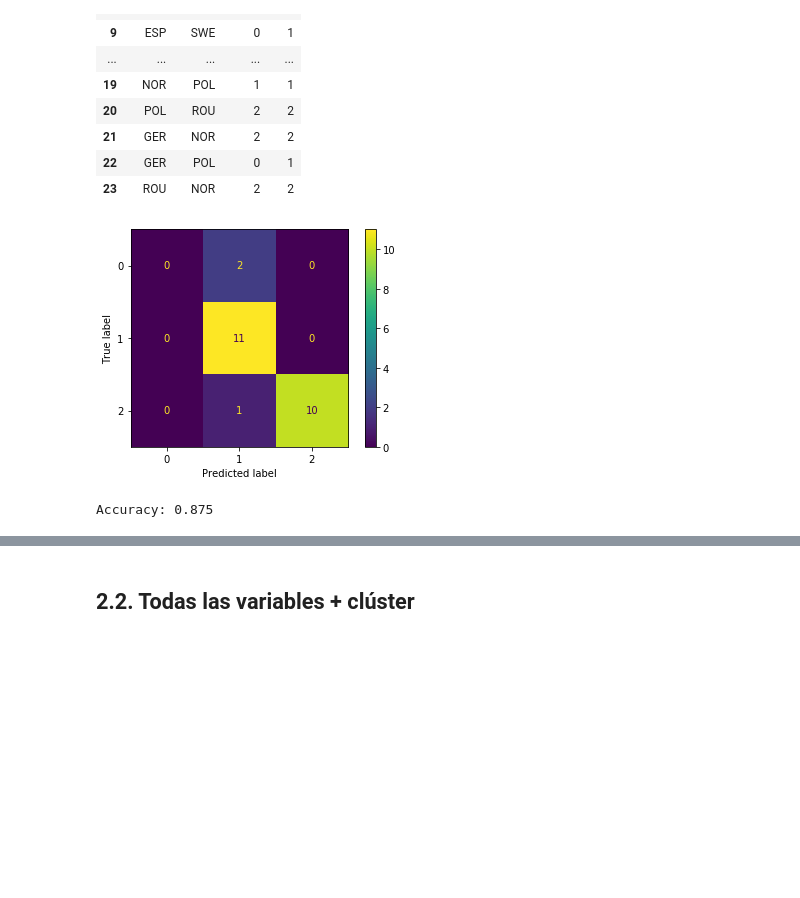
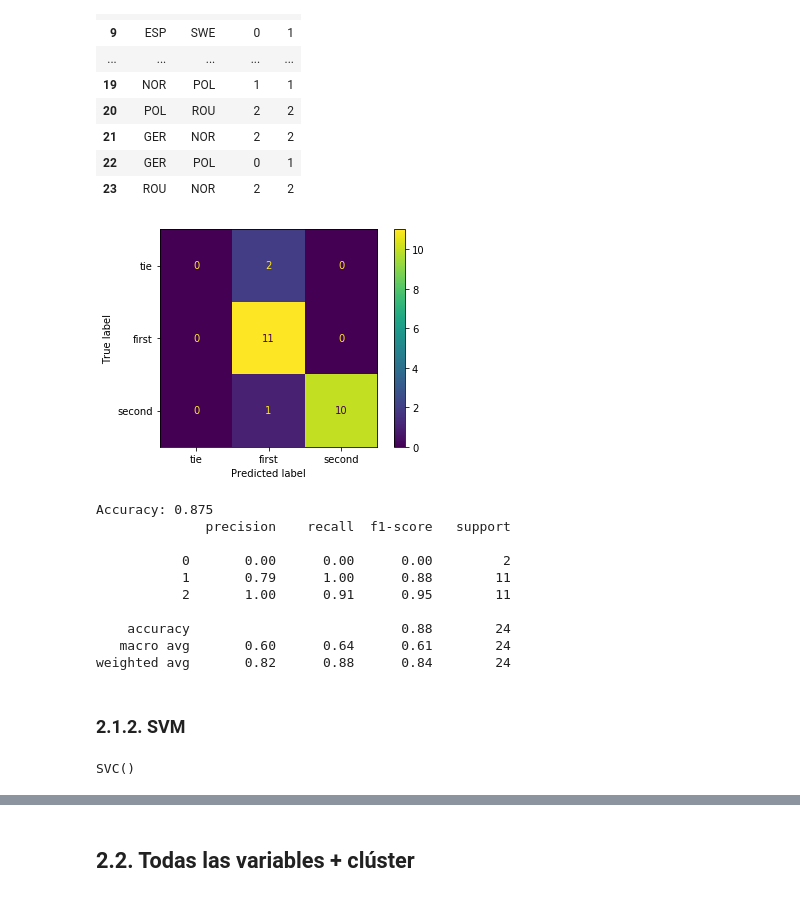
Before and after one commit to AlbertoVelascoMata/course.dsi, a Jupyter notebook: notebooks/Prediction.ipynb, the cells around one changed output, grey strips where cells are left out. Saved outputs shown, nothing was run; the diff lists cells and outputs as text; code cells hidden in the pictures; blank space fills up the shorter version.

Commit message:
[pred+final] final cleanup

```diff
--- a/notebooks/Prediction.ipynb
+++ b/notebooks/Prediction.ipynb
@@ -266,17 +266,38 @@ test_df[['teamA', 'teamB', 'result', 'knn']]
 # %%
 from sklearn.metrics import plot_confusion_matrix
 from sklearn.metrics import confusion_matrix
 
 plot_confusion_matrix(
     clf, X_test, Y_test,
     labels=[0, 1, 2],
+    display_labels=['tie', 'first', 'second'],
     #normalize='true'
 )
 plt.show()
 
 conf_matrix = confusion_matrix(Y_test, y_pred, labels=[0, 1, 2])
 accuracy = np.diag(conf_matrix).sum() / conf_matrix.sum()
 print('Accuracy:', accuracy)
+
+from sklearn.metrics import classification_report
+print(str(classification_report(y_true=Y_test, y_pred=y_pred)))
 # %% [output]
-[figure, old version]
+[figure, new version]
 Accuracy: 0.875
+              precision    recall  f1-score   support
+
+           0       0.00      0.00      0.00         2
+           1       0.79      1.00      0.88        11
+           2       1.00      0.91      0.95        11
+
+    accuracy                           0.88        24
+   macro avg       0.60      0.64      0.61        24
+weighted avg       0.82      0.88      0.84        24
+# %% [markdown]
+### 2.1.2. SVM
+# %%
+from sklearn import svm
+clf = svm.SVC()
+clf.fit(X_train, Y_train)
+# %% [output]
+SVC()
```
Also changed, not shown: parts of 11 cells of this notebook, 3 other files.
